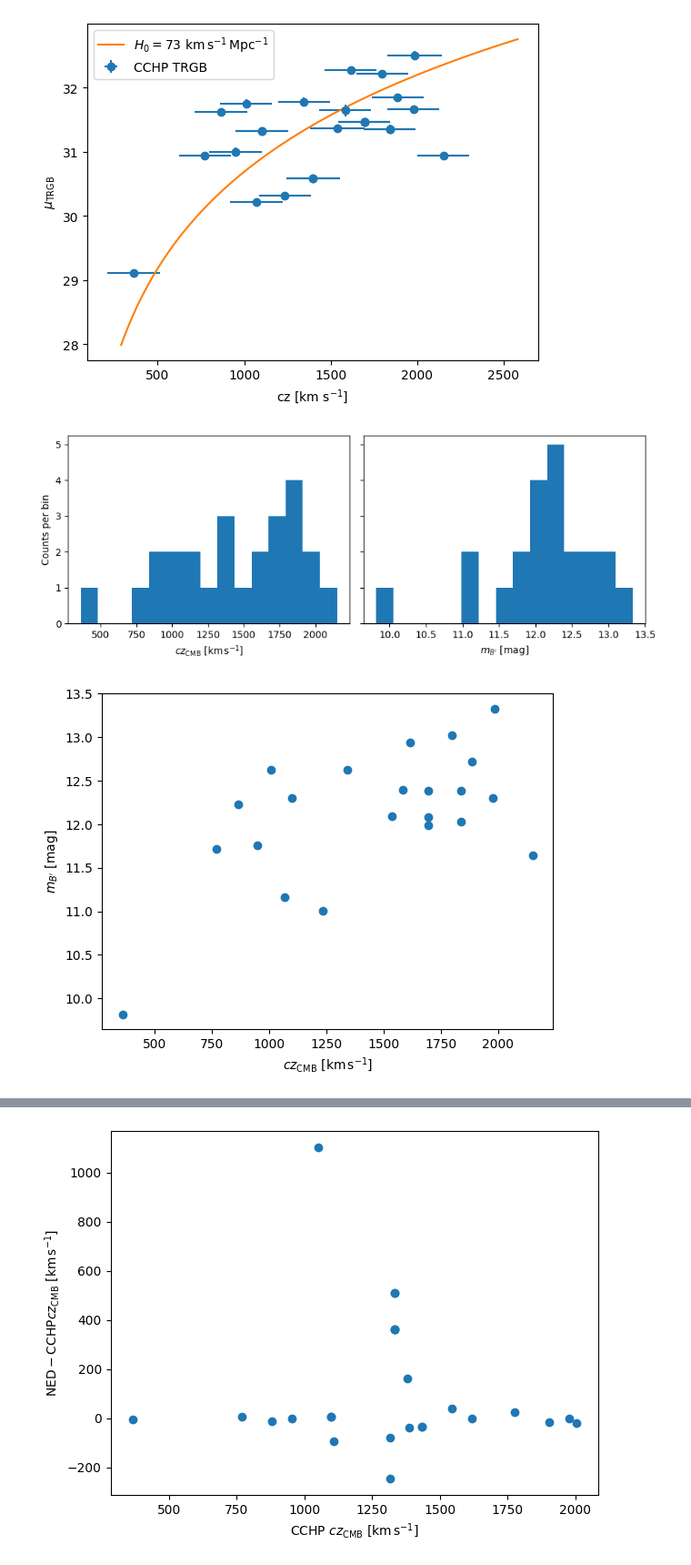
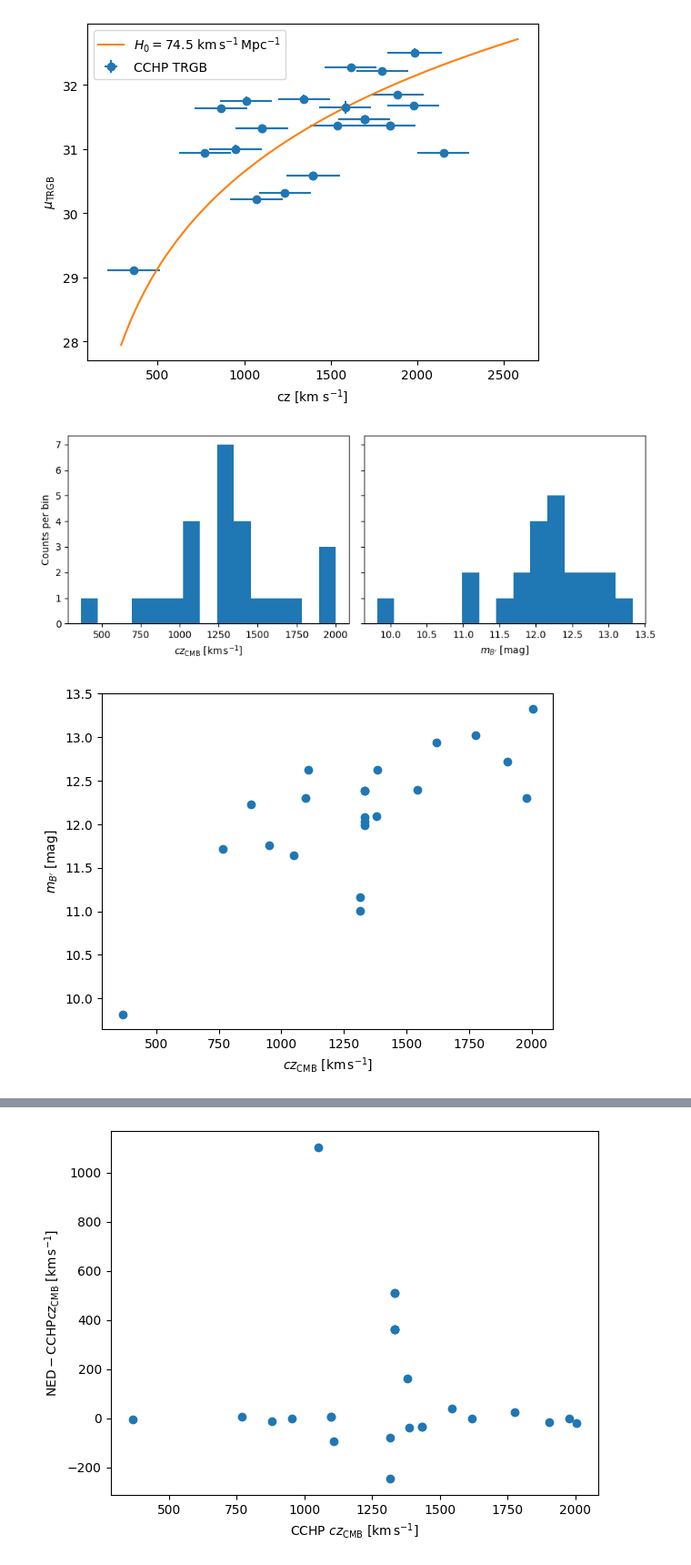
Before and after one commit to Richard-Sti/CANDEL, a Jupyter notebook: notebooks/paper_CCHP/process_data.ipynb, the cells around one changed output, grey strips where cells are left out. Shown: that part at 91% size. Drawn from its saved outputs; the diff is of its cells as text; code cells hidden in the pictures.

```diff
--- a/notebooks/paper_CCHP/process_data.ipynb
+++ b/notebooks/paper_CCHP/process_data.ipynb
@@ -172,7 +193,7 @@ Used fallback redshift for: ['N1316', 'N1316', 'N1316', 'N1404', 'N1404', 'N3368
 from astropy.constants import c
 from astropy.cosmology import FlatLambdaCDM
 
-H0_line = 73
+H0_line = 74.5
 cz_key = "cz_cmb_NED"
 
 cosmo = FlatLambdaCDM(H0=H0_line, Om0=0.3)  # Om0 choice is mostly irrelevant at these z
@@ -202,33 +223,33 @@ plt.ylabel(r"$\mu_{\rm TRGB}$")
 plt.legend()
 plt.show()
 # %% [output]
-[figure, old version]
+[figure, new version]
 # %%
-cz_key = "cz_cmb_NED"
+cz_key = "cz_cmb"
 
 mask_cz = np.isfinite(data_CCHP[cz_key])
 mask_mb = np.isfinite(data_CCHP["m_Bprime_CSP"])
 
 fig, axes = plt.subplots(1, 2, figsize=(9, 3.5), sharey=True)
 axes[0].hist(data_CCHP[cz_key][mask_cz], bins=15)
 axes[0].set_xlabel(r"$cz_{\mathrm{CMB}} ~ \mathrm{[km\,s^{-1}]}$")
 axes[0].set_ylabel("Counts per bin")
 
 axes[1].hist(data_CCHP["m_Bprime_CSP"][mask_mb], bins=15,)
 axes[1].set_xlabel(r"$m_{B'} ~ [\mathrm{mag}]$")
 
 plt.tight_layout()
 plt.show()
 
 
 plt.figure()
 plt.scatter(
     data_CCHP[cz_key][mask_cz & mask_mb],
     data_CCHP["m_Bprime_CSP"][mask_cz & mask_mb],
 )
 plt.xlabel(r"$cz_{\mathrm{CMB}} ~ \mathrm{[km\,s^{-1}]}$")
 plt.ylabel(r"$m_{B'} ~ [\mathrm{mag}]$")
 plt.show()
 # %% [output]
-[figure, old version]
+[figure, new version]
-[figure, old version]
+[figure, new version]
```
Also changed, not shown: parts of 5 cells of this notebook.
